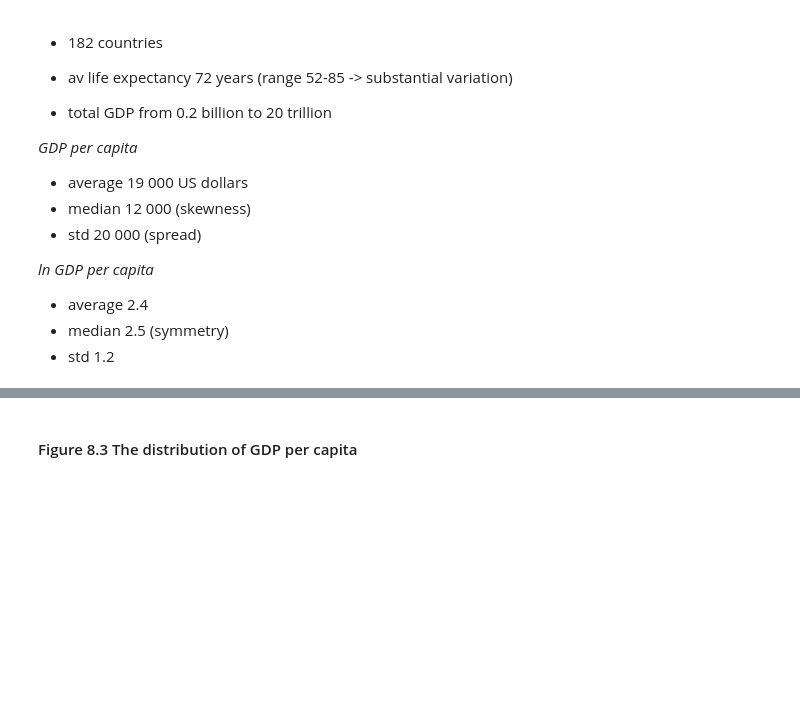
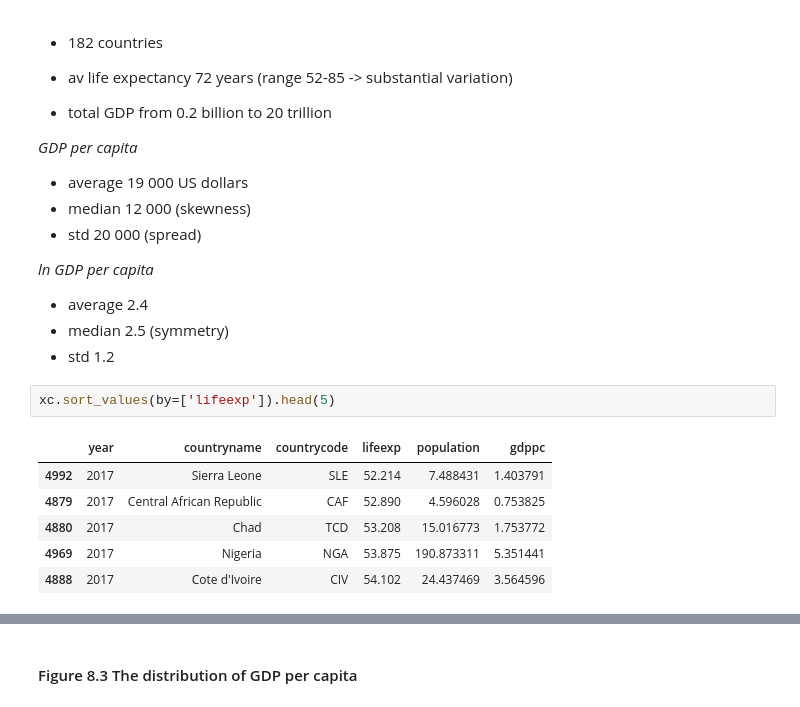
Before and after one commit to costanzadeacutis/TAsessions, a Jupyter notebook: ch08-life-expectancy-income/ch08-life-expectancy-income-commented.ipynb, the cells around one changed output, grey strips where cells are left out. Drawn from its saved outputs; the diff is of its cells as text; blank space fills up the shorter version.

```diff
--- a/ch08-life-expectancy-income/ch08-life-expectancy-income-commented.ipynb
+++ b/ch08-life-expectancy-income/ch08-life-expectancy-income-commented.ipynb
@@ -165,3 +197,12 @@ xc.loc[:, ["lifeexp", "gdppc", "gdptot", "lngdppc", "lngdptot"]].describe()
 - average 2.4
 - median 2.5 (symmetry)
 - std 1.2
+# %%
+xc.sort_values(by=['lifeexp']).head(5)
+# %% [output]
+|  | year | countryname | countrycode | lifeexp | population | gdppc |
+| 4992 | 2017 | Sierra Leone | SLE | 52.214 | 7.488431 | 1.403791 |
+| 4879 | 2017 | Central African Republic | CAF | 52.890 | 4.596028 | 0.753825 |
+| 4880 | 2017 | Chad | TCD | 53.208 | 15.016773 | 1.753772 |
+| 4969 | 2017 | Nigeria | NGA | 53.875 | 190.873311 | 5.351441 |
+| 4888 | 2017 | Cote d'Ivoire | CIV | 54.102 | 24.437469 | 3.564596 |
```
Also changed, not shown: parts of 3 cells of this notebook.
